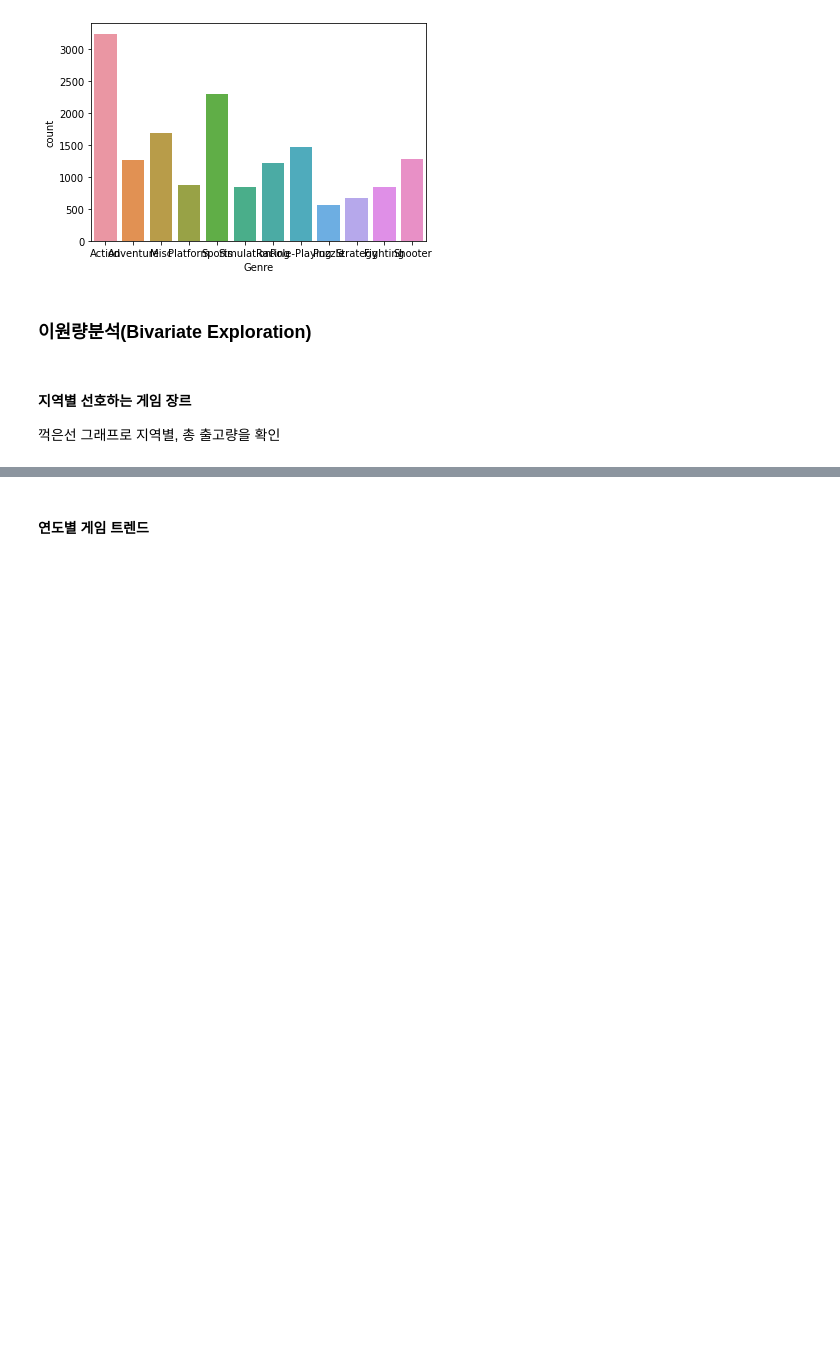
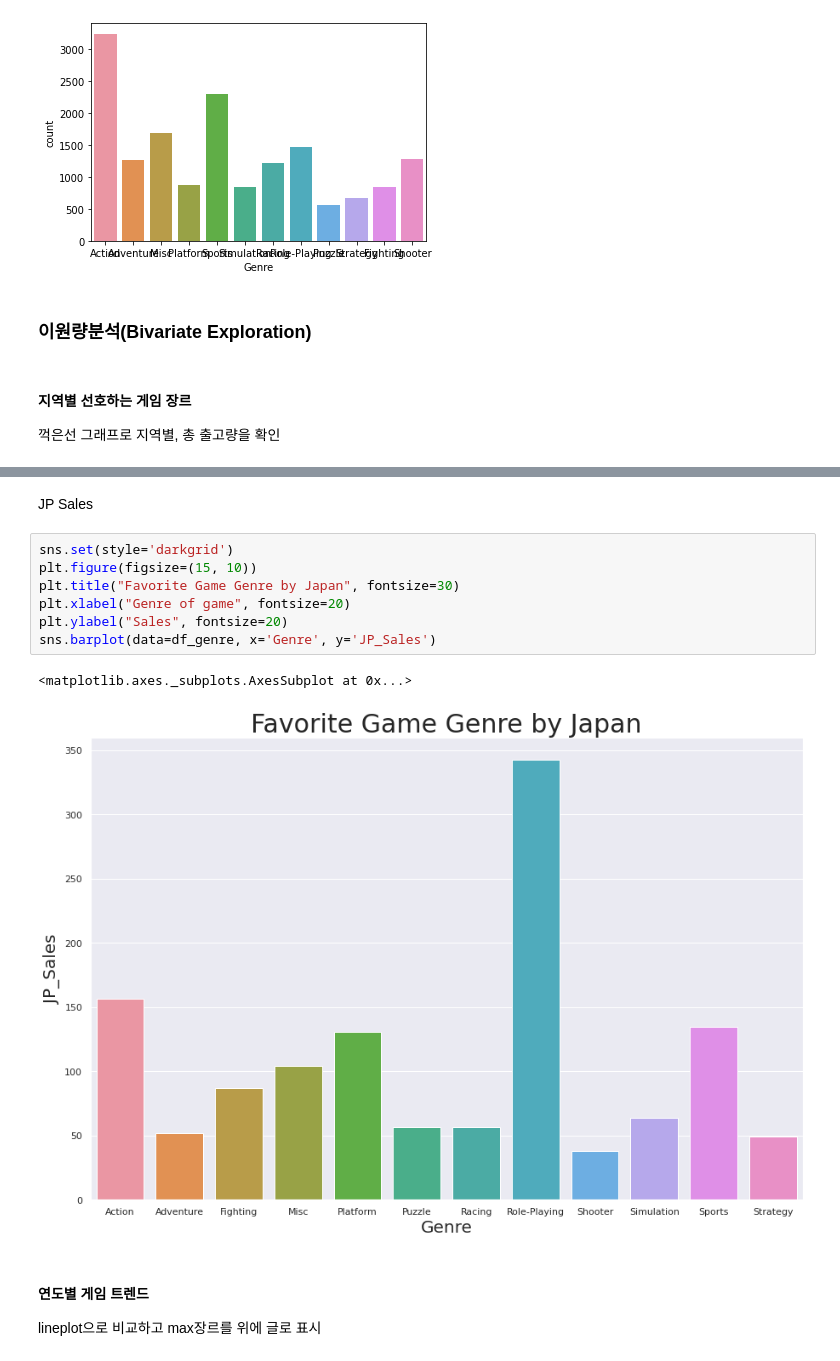
Before and after one commit to Jeongho-K/Section-Project, a Jupyter notebook: Section 1/AI_14_김정호_Section1.ipynb, the cells around one changed output, grey strips where cells are left out. Drawn from its saved outputs; the diff is of its cells as text; blank space fills up the shorter version.

```diff
--- a/Section 1/AI_14_김정호_Section1.ipynb
+++ b/Section 1/AI_14_김정호_Section1.ipynb
@@ -714,2 +782,15 @@ sns.countplot(x='Genre' , data=df)
+# %% [markdown]
+JP Sales
+# %%
+sns.set(style='darkgrid')
+plt.figure(figsize=(15, 10))
+plt.title("Favorite Game Genre by Japan", fontsize=30)
+plt.xlabel("Genre of game", fontsize=20)
+plt.ylabel("Sales", fontsize=20)
+sns.barplot(data=df_genre, x='Genre', y='JP_Sales')
+# %% [output]
+<matplotlib.axes._subplots.AxesSubplot at 0x...>
+[figure, added]
 # %% [markdown]
 #### 연도별 게임 트렌드
+lineplot으로 비교하고 max장르를 위에 글로 표시
```
Also changed, not shown: parts of 25 cells of this notebook.
